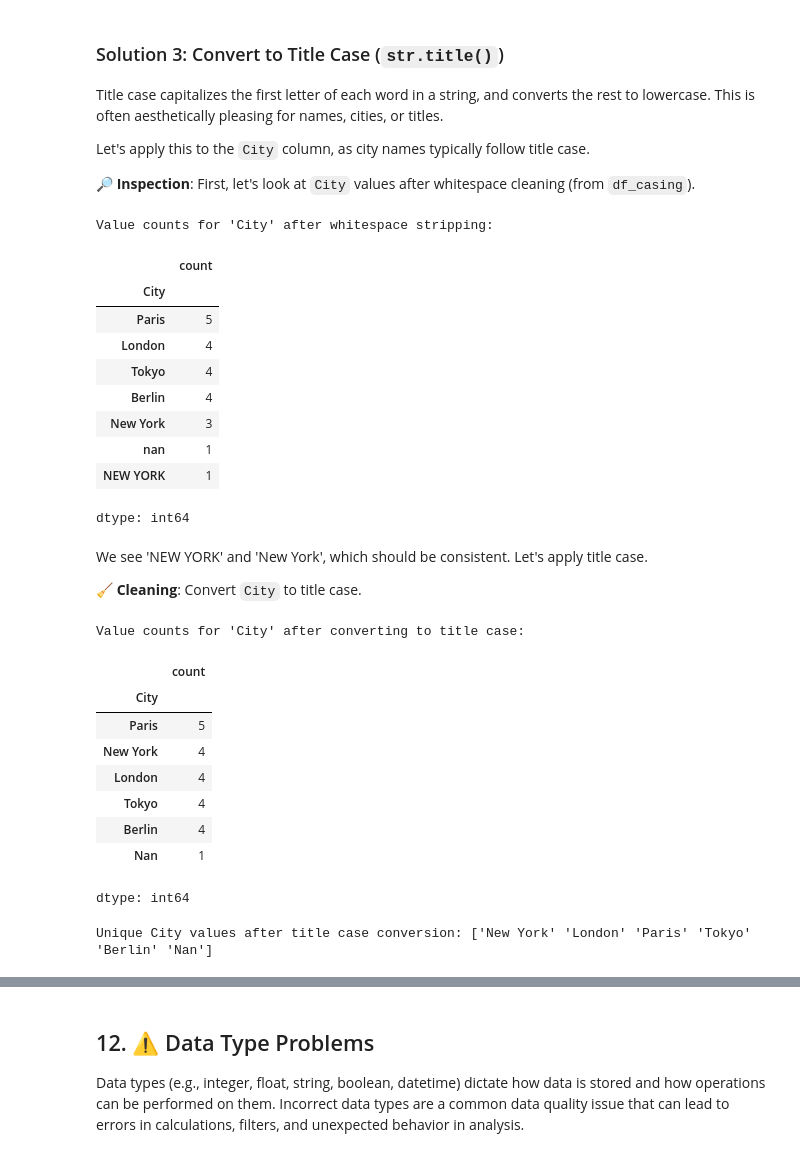
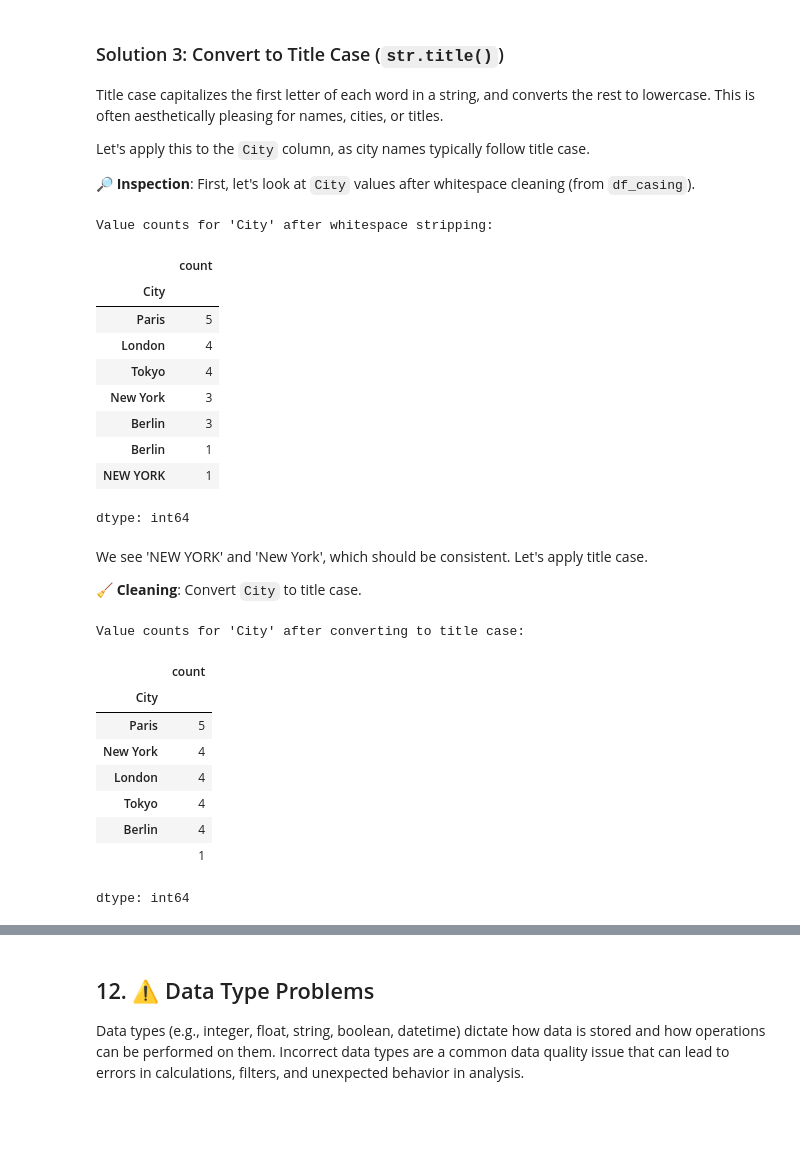
Before and after one commit to Mohamad-Selawy/Data-Analysis, a Jupyter notebook: Data Analysis/Level 1/4_Data_Quality_&_Cleaning.ipynb, the cells around one changed output, grey strips where cells are left out. Cells and saved outputs as stored; diff of their text form; code cells hidden in the pictures; blank space fills up the shorter version.

```diff
--- a/Data Analysis/Level 1/4_Data_Quality_&_Cleaning.ipynb
+++ b/Data Analysis/Level 1/4_Data_Quality_&_Cleaning.ipynb
@@ -942,3 +909,11 @@ dtype: int64
+# %%
+df_casing = df.copy()
+
+df_casing['Department'] = df_casing['Department'].fillna('')
+df_casing['Gender'] = df_casing['Gender'].fillna('')
+
+df_casing['Department'] = df_casing['Department'].str.strip()
+df_casing['Gender'] = df_casing['Gender'].str.strip()
 # %% [markdown]
 Now that whitespace is handled, let's standardize the casing.
 # %% [markdown]
@@ -1031,17 +994,17 @@ Let's apply this to the `City` column, as city names typically follow title case
 🔎 **Inspection**: First, let's look at `City` values after whitespace cleaning (from `df_casing`).
 # %%
 print("Value counts for 'City' after whitespace stripping:")
-display(df_casing['City'].value_counts(dropna=False))
+display(df_casing['City'].value_counts())
 # %% [output]
 Value counts for 'City' after whitespace stripping:
 |  | count |
 | City |  |
 | Paris | 5 |
 | London | 4 |
 | Tokyo | 4 |
-| Berlin | 4 |
 | New York | 3 |
-| nan | 1 |
+| Berlin | 3 |
+| Berlin | 1 |
 | NEW YORK | 1 |
 dtype: int64
 # %% [markdown]
@@ -1050,14 +1013,15 @@ We see 'NEW YORK' and 'New York', which should be consistent. Let's apply title
 🧹 **Cleaning**: Convert `City` to title case.
 # %%
 df_title = df_casing.copy()
+
+df_title['City'] = df_title['City'].fillna('')
+
+df_title['City'] = df_title['City'].str.strip()
 
 df_title['City'] = df_title['City'].str.title()
 
 print("Value counts for 'City' after converting to title case:")
-display(df_title['City'].value_counts(dropna=False))
-
-# ✅ Validation: Check if the original issues are resolved
-print("\nUnique City values after title case conversion:", df_title['City'].dropna().unique())
+display(df_title['City'].value_counts())
 # %% [output]
 Value counts for 'City' after converting to title case:
 |  | count |
@@ -1067,6 +1031,5 @@ Value counts for 'City' after converting to title case:
 | London | 4 |
 | Tokyo | 4 |
 | Berlin | 4 |
-| Nan | 1 |
+|  | 1 |
 dtype: int64
-Unique City values after title case conversion: ['New York' 'London' 'Paris' 'Tokyo' 'Berlin' 'Nan']
```
Also changed, not shown: parts of 19 cells of this notebook.
